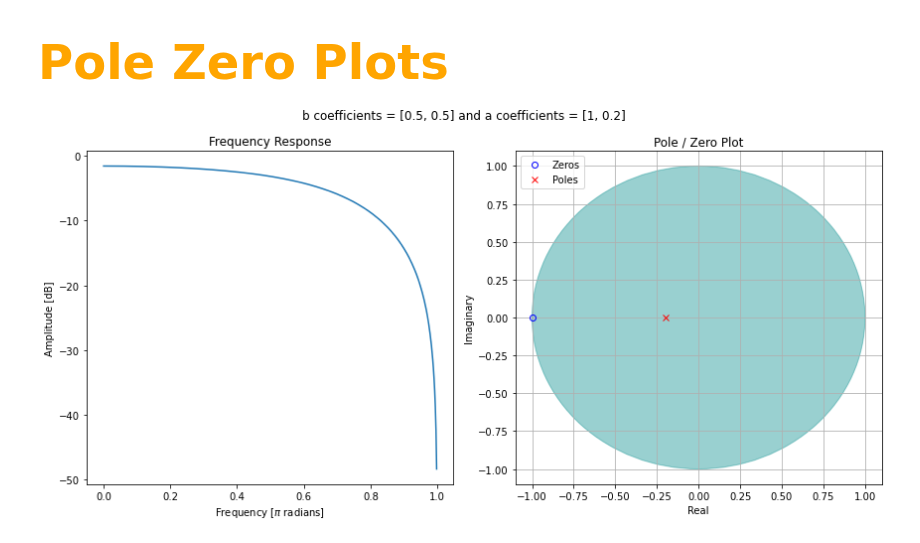
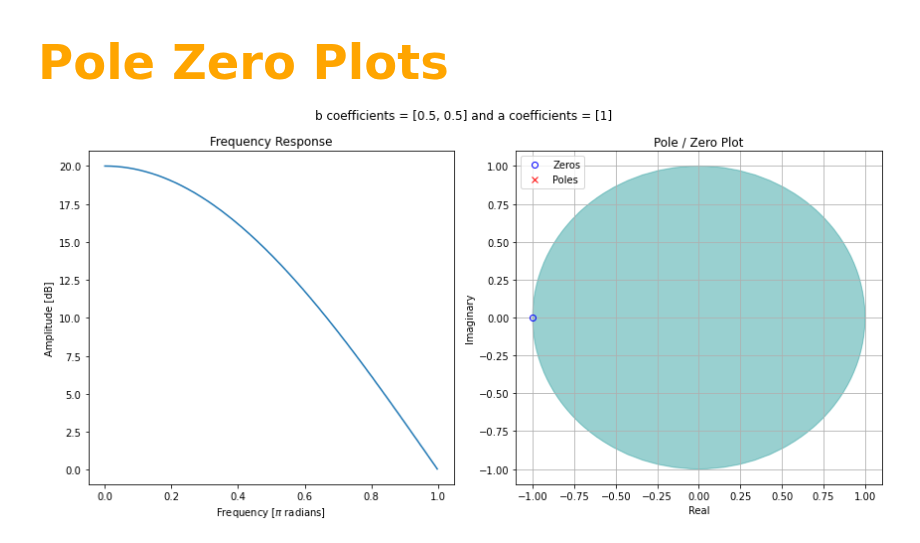
Before and after one commit to HNuijens/PythonAudioProcessing, a Jupyter notebook: Filters/Pole Zero Plots.ipynb, the cells around one changed output. Cells and saved outputs as stored; diff of their text form; code cells hidden in the pictures.

```diff
--- a/Filters/Pole Zero Plots.ipynb
+++ b/Filters/Pole Zero Plots.ipynb
@@ -10,35 +10,35 @@ import scipy as sp
 # %%
 # insert coefficients
 b = [0.5, 0.5]
-a = [1, 0.2]
+a = [1]
 # %%
 # plot both frequency response and pole zero plot
 z, p, k = sp.signal.tf2zpk(b, a)
 w, h = sp.signal.freqz(b,a)
 
 fig, (ax1, ax2) = plt.subplots(1, 2)
 fig.set_size_inches(12, 6)
 fig.suptitle(f'b coefficients = {b} and a coefficients = {a}')
 #$H(e^(j\omega)) = \frac{%d}{%d}$' % (b, a)
-ax1.plot(w / (np.pi), 20 * np.log10(abs(h)))
+ax1.plot(w / (np.pi),  20 * abs(h))
 ax1.set_title('Frequency Response')
 ax1.set_xlabel('Frequency [$\pi$ radians]')
 ax1.set_ylabel('Amplitude [dB]')
 
 unit_circle = plt.Circle((0, 0), 1, color='darkcyan', alpha=0.4) # used to plot the circle
 
 
 ax2.plot(np.real(z), np.imag(z), 'ob', markerfacecolor='none')
 ax2.plot(np.real(p), np.imag(p), 'xr')
 
 
 plt.legend(['Zeros', 'Poles'], loc=2)
 plt.title('Pole / Zero Plot')
 plt.xlabel('Real')
 plt.ylabel('Imaginary')
 plt.grid()
 ax2.add_patch(unit_circle)
 fig.tight_layout()
 plt.show()
 # %% [output]
-[figure, old version]
+[figure, new version]
```
Also changed, not shown: parts of 4 cells of this notebook.
